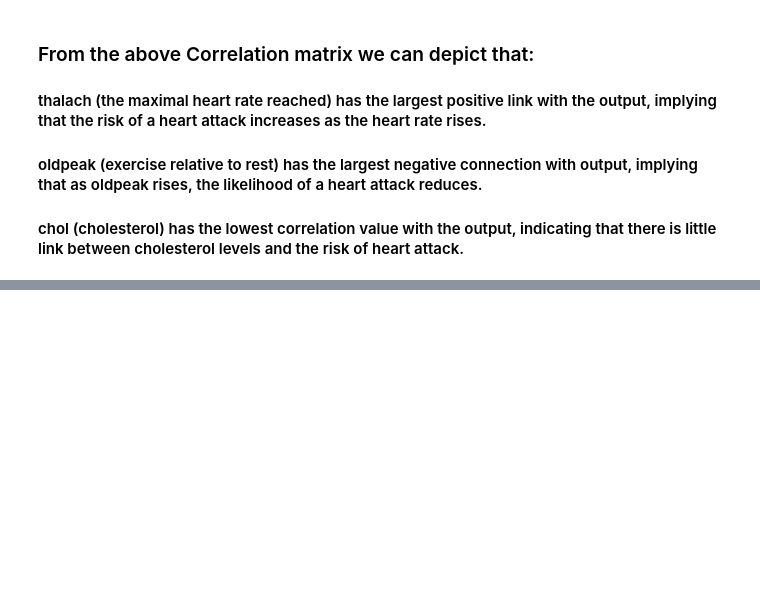
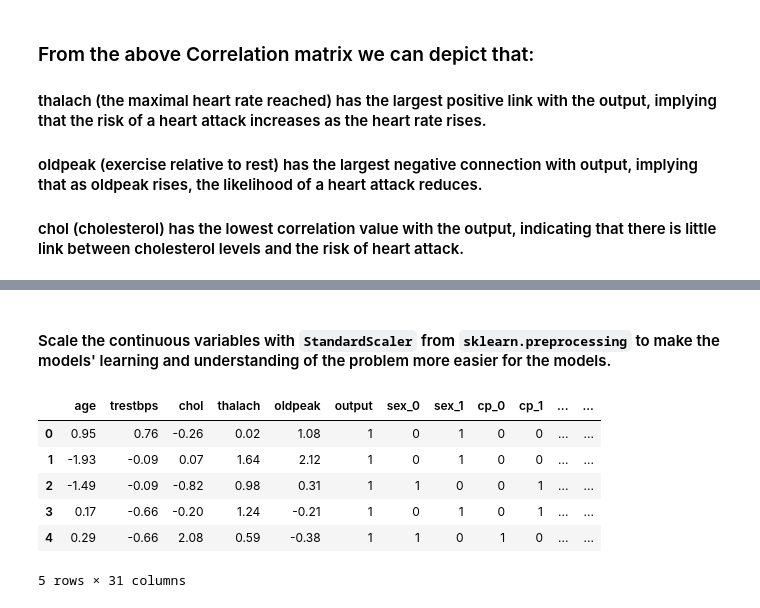
Before and after one commit to nethmi-1997/ML_Assignment2_IT19014296_IT19064932_IT19032252_IT19011912, a Jupyter notebook: heart-attack-prediction-IT19032252.ipynb, the cells around one changed output, grey strips where cells are left out. Cells and saved outputs as stored; diff of their text form; code cells hidden in the pictures; blank space fills up the shorter version.

```diff
--- a/heart-attack-prediction-IT19032252.ipynb
+++ b/heart-attack-prediction-IT19032252.ipynb
@@ -490,0 +506,15 @@ patients[continuous_val].corrwith(patients.output).hvplot.barh(
+# %% [markdown]
+#### Scale the continuous variables with `StandardScaler` from `sklearn.preprocessing` to make the models' learning and understanding of the problem more easier for the models.
+# %%
+# scaling the continous variables
+standardScaler = StandardScaler()
+updatedPatients[continuous_val] = standardScaler.fit_transform(updatedPatients[continuous_val])
+updatedPatients.head()
+# %% [output]
+|  | age | trestbps | chol | thalach | oldpeak | output | sex_0 | sex_1 | cp_0 | cp_1 | ... | ... |
+| 0 | 0.95 | 0.76 | -0.26 | 0.02 | 1.08 | 1 | 0 | 1 | 0 | 0 | ... | ... |
+| 1 | -1.93 | -0.09 | 0.07 | 1.64 | 2.12 | 1 | 0 | 1 | 0 | 0 | ... | ... |
+| 2 | -1.49 | -0.09 | -0.82 | 0.98 | 0.31 | 1 | 1 | 0 | 0 | 1 | ... | ... |
+| 3 | 0.17 | -0.66 | -0.20 | 1.24 | -0.21 | 1 | 0 | 1 | 0 | 1 | ... | ... |
+| 4 | 0.29 | -0.66 | 2.08 | 0.59 | -0.38 | 1 | 1 | 0 | 1 | 0 | ... | ... |
+5 rows × 31 columns
```
Also changed, not shown: parts of 10 cells of this notebook.
